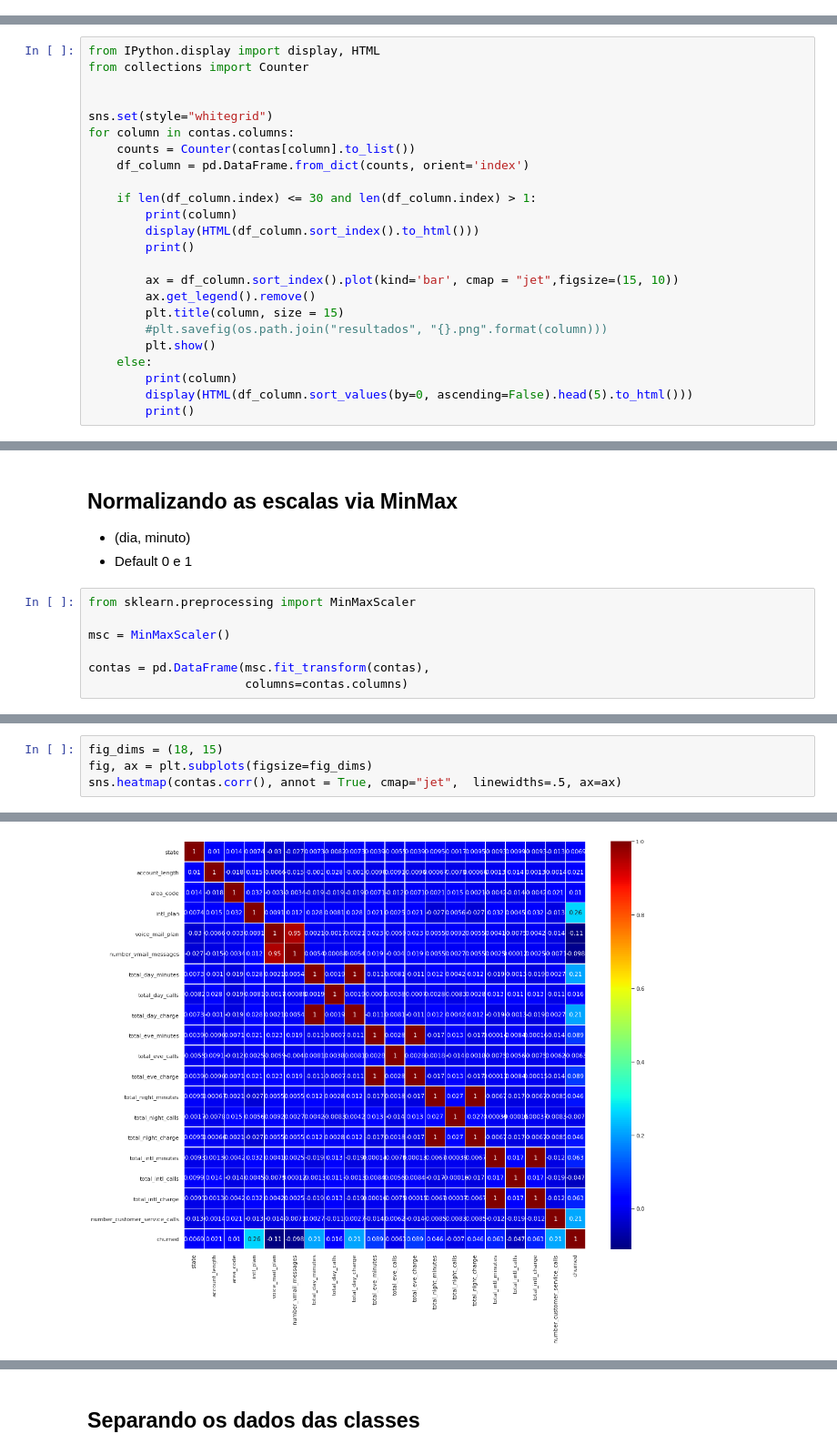
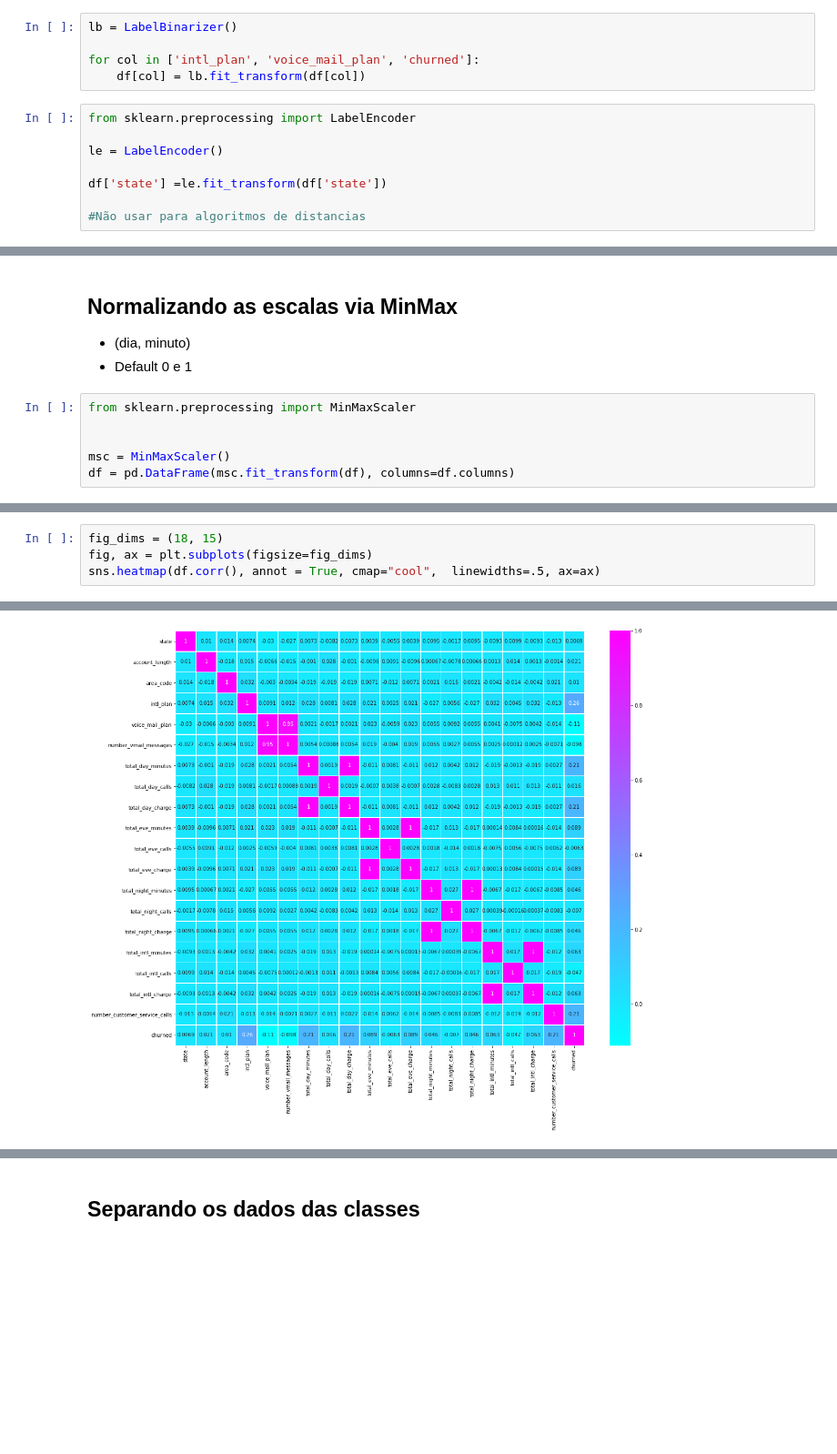
Before and after one commit to fabiolapugli/Churn_Prediction, a Jupyter notebook: ChurnPrediction_KNN_Fabiola.ipynb, the cells around one changed output, grey strips where cells are left out. Shown at 91% size. Saved outputs shown, nothing was run; the diff lists cells and outputs as text; blank space fills up the shorter version.

```diff
--- a/ChurnPrediction_KNN_Fabiola.ipynb
+++ b/ChurnPrediction_KNN_Fabiola.ipynb
@@ -67 +85,14 @@ contas.head()
+# %%
+lb = LabelBinarizer()
+
+for col in ['intl_plan', 'voice_mail_plan', 'churned']:
+    df[col] = lb.fit_transform(df[col])
+# %%
+from sklearn.preprocessing import LabelEncoder
+
+le = LabelEncoder()
+
+df['state'] =le.fit_transform(df['state'])
+
+#Não usar para algoritmos de distancias
 # %%
@@ -95,24 +117,0 @@ contas.describe(include=['object', 'bool'])
-# %%
-from IPython.display import display, HTML
-from collections import Counter
-
-
-sns.set(style="whitegrid")
-for column in contas.columns:
-    counts = Counter(contas[column].to_list())
-    df_column = pd.DataFrame.from_dict(counts, orient='index')
-
-    if len(df_column.index) <= 30 and len(df_column.index) > 1:
-        print(column)
-        display(HTML(df_column.sort_index().to_html()))
-        print()
-
-        ax = df_column.sort_index().plot(kind='bar', cmap = "jet",figsize=(15, 10))
-        ax.get_legend().remove()
-        plt.title(column, size = 15)
-        #plt.savefig(os.path.join("resultados", "{}.png".format(column)))
-        plt.show()
-    else:
-        print(column)
-        display(HTML(df_column.sort_values(by=0, ascending=False).head(5).to_html()))
-        print()
@@ -216,7 +122,6 @@ number_vmail_messages, total_day_charge, total_ve_charge, total_minutes_charge,
 # %%
 from sklearn.preprocessing import MinMaxScaler
 
+
 msc = MinMaxScaler()
-
-contas = pd.DataFrame(msc.fit_transform(contas),
-                      columns=contas.columns)
+df = pd.DataFrame(msc.fit_transform(df), columns=df.columns)
@@ -229,7 +128,7 @@ plt.show()
 # %%
 fig_dims = (18, 15)
 fig, ax = plt.subplots(figsize=fig_dims)
-sns.heatmap(contas.corr(), annot = True, cmap="jet",  linewidths=.5, ax=ax)
+sns.heatmap(df.corr(), annot = True, cmap="cool",  linewidths=.5, ax=ax)
 # %% [output]
 <matplotlib.axes._subplots.AxesSubplot at 0x...>
-[figure, old version]
+[figure, new version]
```
Also changed, not shown: parts of 101 cells of this notebook.
